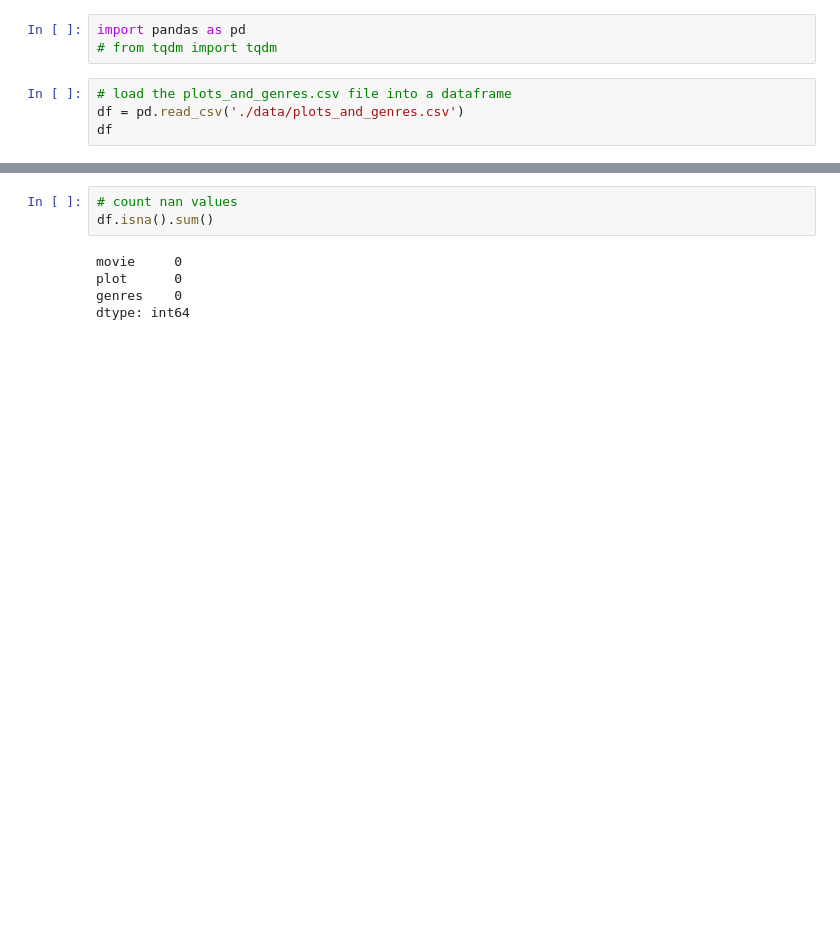
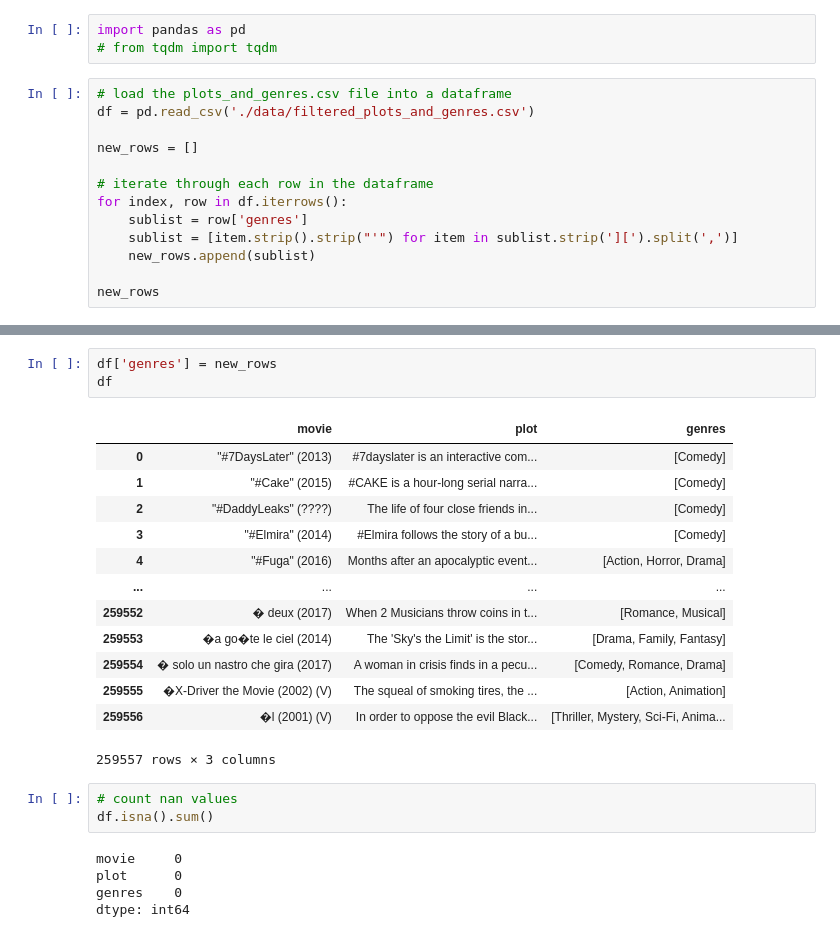
Before and after one commit to Statistical-Methods-in-AI-Monsoon-2023/project-aegifi, a Jupyter notebook: preprocess.ipynb, the cells around one changed output, grey strips where cells are left out. Cells and saved outputs as stored; diff of their text form; blank space fills up the shorter version.

```diff
--- a/preprocess.ipynb
+++ b/preprocess.ipynb
@@ -3,6 +3,15 @@ import pandas as pd
 # from tqdm import tqdm
 # %%
 # load the plots_and_genres.csv file into a dataframe
-df = pd.read_csv('./data/plots_and_genres.csv')
-df
+df = pd.read_csv('./data/filtered_plots_and_genres.csv')
+
+new_rows = []
+
+# iterate through each row in the dataframe
+for index, row in df.iterrows():
+    sublist = row['genres']
+    sublist = [item.strip().strip("'") for item in sublist.strip('][').split(',')]
+    new_rows.append(sublist)
+
+new_rows
 # %% [output]
@@ -10,3 +35,20 @@ FileNotFoundError: [Errno 2] No such file or directory: './data/plots_and_genres
+# %%
+df['genres'] = new_rows
+df
+# %% [output]
+|  | movie | plot | genres |
+| 0 | "#7DaysLater" (2013) | #7dayslater is an interactive com... | [Comedy] |
+| 1 | "#Cake" (2015) | #CAKE is a hour-long serial narra... | [Comedy] |
+| 2 | "#DaddyLeaks" (????) | The life of four close friends in... | [Comedy] |
+| 3 | "#Elmira" (2014) | #Elmira follows the story of a bu... | [Comedy] |
+| 4 | "#Fuga" (2016) | Months after an apocalyptic event... | [Action, Horror, Drama] |
+| ... | ... | ... | ... |
+| 259552 | � deux (2017) | When 2 Musicians throw coins in t... | [Romance, Musical] |
+| 259553 | �a go�te le ciel (2014) | The 'Sky's the Limit' is the stor... | [Drama, Family, Fantasy] |
+| 259554 | � solo un nastro che gira (2017) | A woman in crisis finds in a pecu... | [Comedy, Romance, Drama] |
+| 259555 | �X-Driver the Movie (2002) (V) | The squeal of smoking tires, the ... | [Action, Animation] |
+| 259556 | �l (2001) (V) | In order to oppose the evil Black... | [Thriller, Mystery, Sci-Fi, Anima... |
+259557 rows × 3 columns
 # %%
 # count nan values
 df.isna().sum()
```
Also changed, not shown: parts of 5 cells of this notebook, 1 other file.
